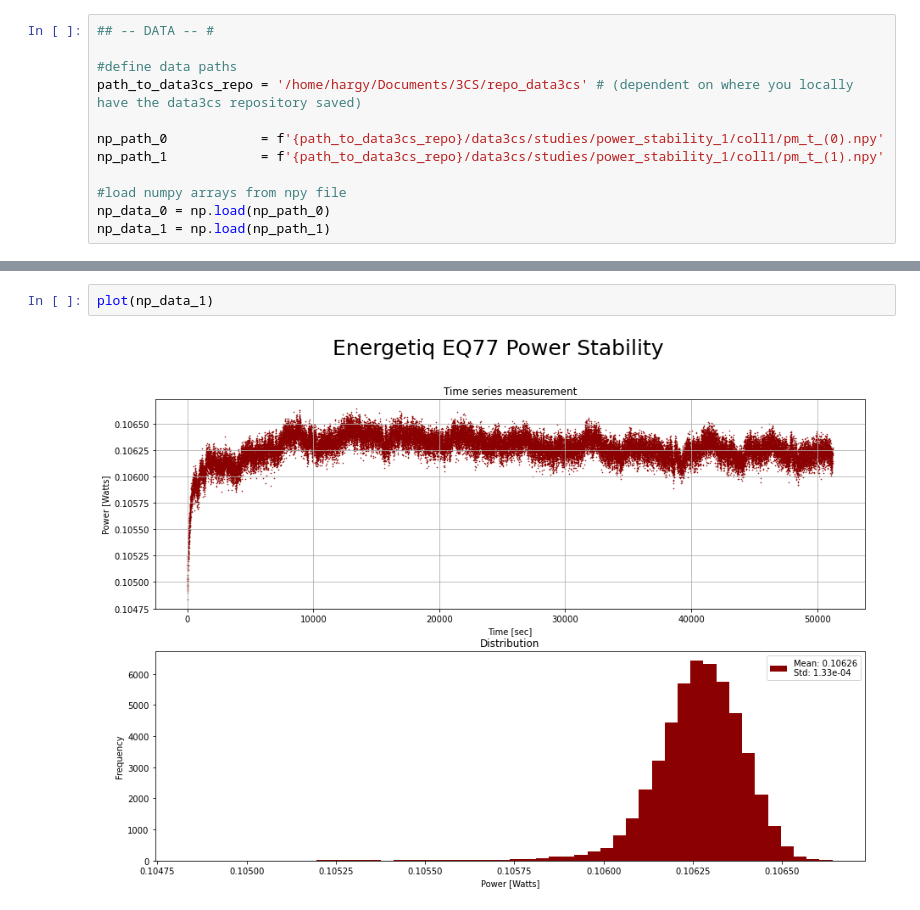
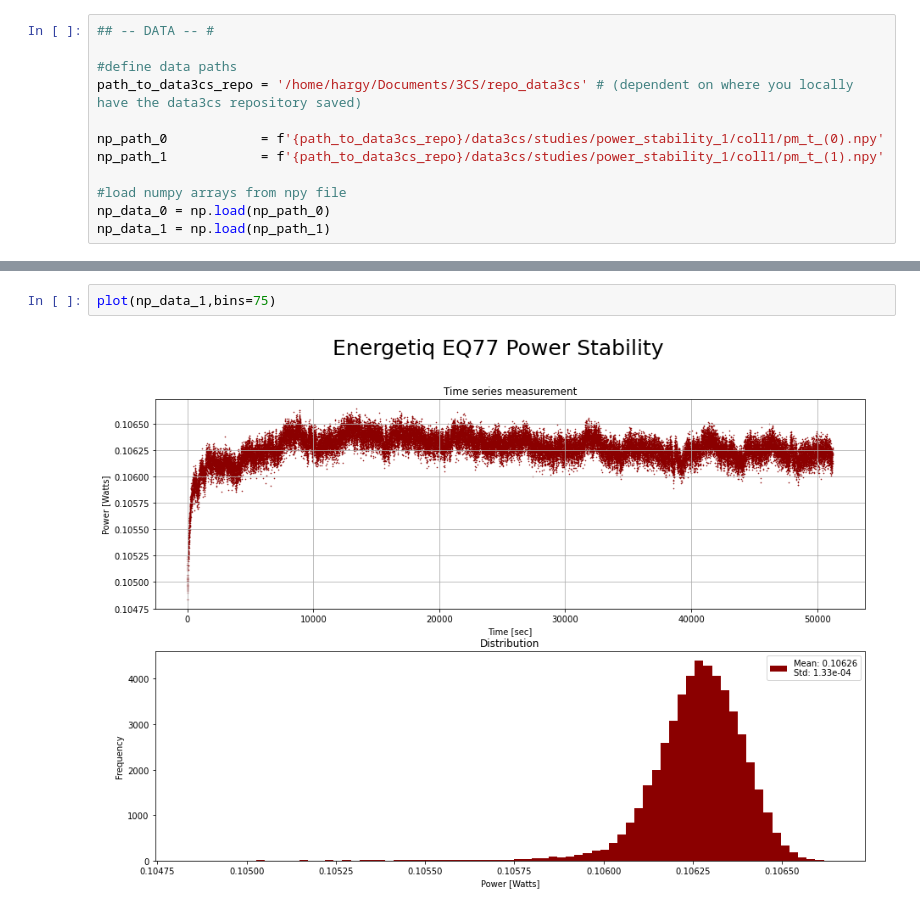
Before and after one commit to nhargy/note3cs, a Jupyter notebook: notebooks/studies/stability_of_powers/note_1.ipynb, the cells around one changed output, grey strips where cells are left out. Cells and saved outputs as stored; diff of their text form.

```diff
--- a/notebooks/studies/stability_of_powers/note_1.ipynb
+++ b/notebooks/studies/stability_of_powers/note_1.ipynb
@@ -68,6 +68,6 @@ plot(np_data_0)
 # %% [output]
 [figure]
 # %%
-plot(np_data_1)
+plot(np_data_1,bins=75)
 # %% [output]
-[figure, old version]
+[figure, new version]
```
Also changed, not shown: parts of 1 cell of this notebook, 7 other files.
